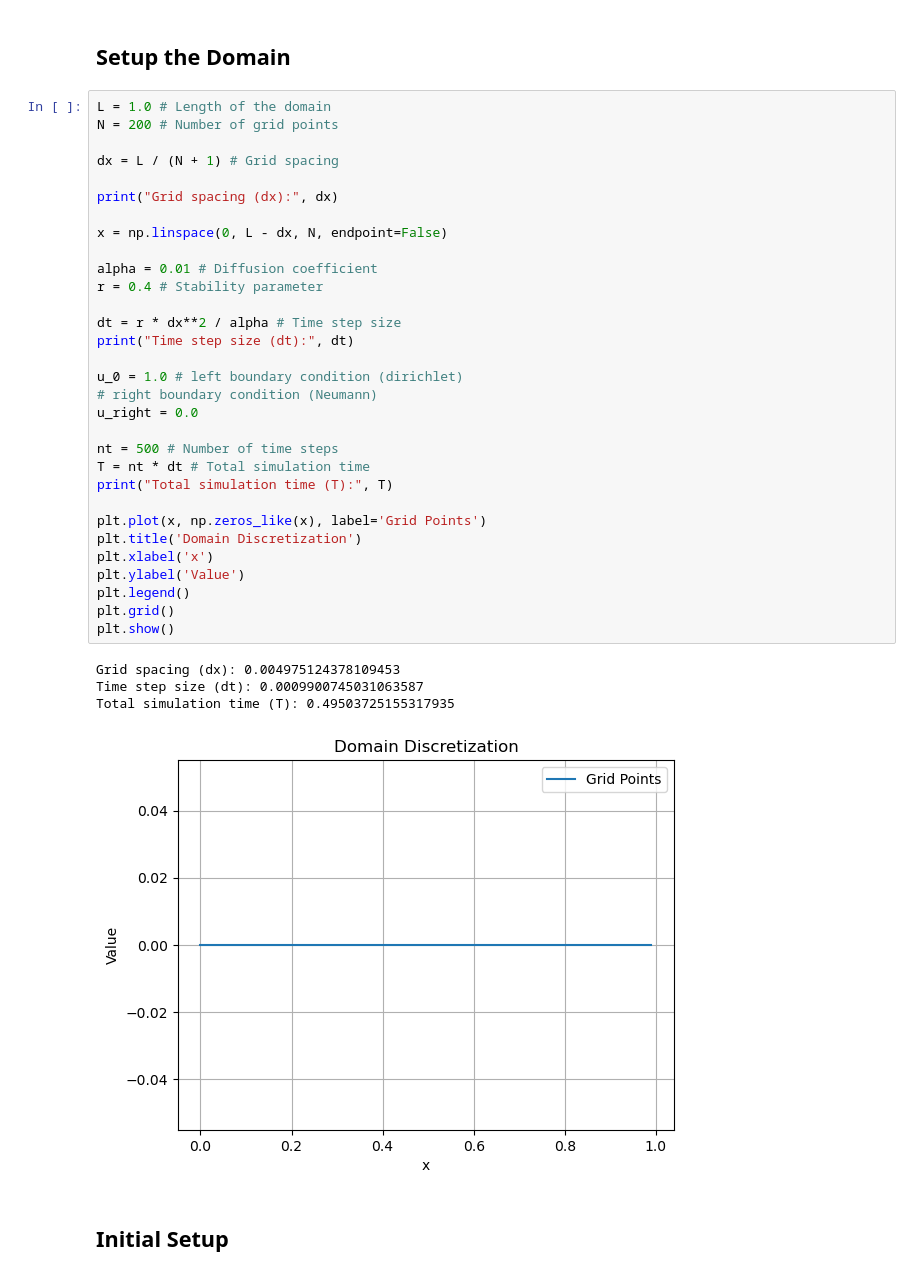
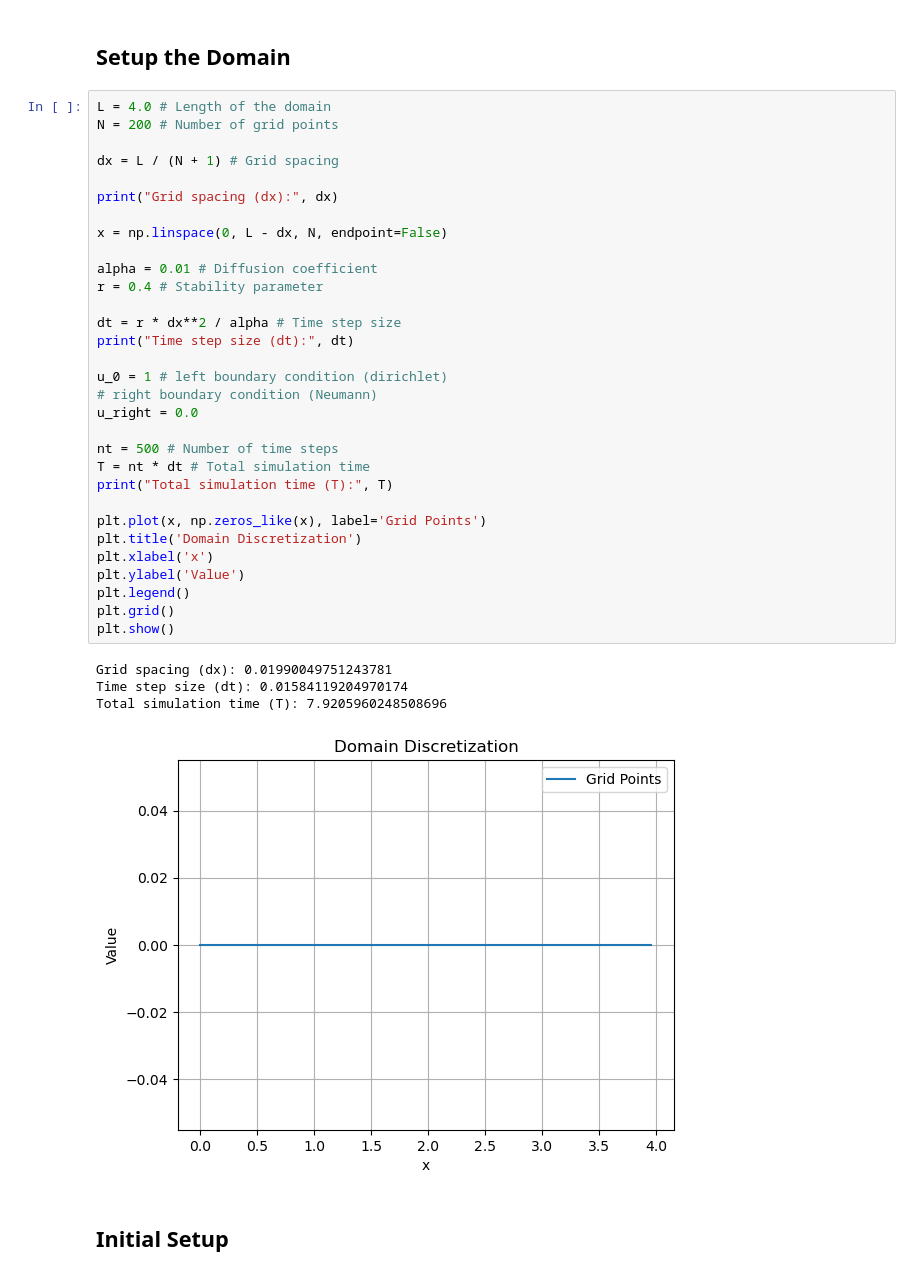
Before and after one commit to harishragul/cfd, a Jupyter notebook: exercise/1d_diffusion_with_ghost_cells.ipynb, the cells around one changed output. Drawn from its saved outputs; the diff is of its cells as text.

```diff
--- a/exercise/1d_diffusion_with_ghost_cells.ipynb
+++ b/exercise/1d_diffusion_with_ghost_cells.ipynb
@@ -8,41 +8,41 @@ import matplotlib.pyplot as plt
 # %% [markdown]
 ## Setup the Domain
 # %%
-L = 1.0 # Length of the domain
+L = 4.0 # Length of the domain
 N = 200 # Number of grid points
 
 dx = L / (N + 1) # Grid spacing
 
 print("Grid spacing (dx):", dx)
 
 x = np.linspace(0, L - dx, N, endpoint=False)
 
 alpha = 0.01 # Diffusion coefficient
 r = 0.4 # Stability parameter
 
 dt = r * dx**2 / alpha # Time step size
 print("Time step size (dt):", dt)
 
-u_0 = 1.0 # left boundary condition (dirichlet)
+u_0 = 1 # left boundary condition (dirichlet)
 # right boundary condition (Neumann)
 u_right = 0.0
 
 nt = 500 # Number of time steps
 T = nt * dt # Total simulation time
 print("Total simulation time (T):", T)
 
 plt.plot(x, np.zeros_like(x), label='Grid Points')
 plt.title('Domain Discretization')
 plt.xlabel('x')
 plt.ylabel('Value')
 plt.legend()
 plt.grid()
 plt.show()
 # %% [output]
-Grid spacing (dx): 0.004975124378109453
-Time step size (dt): 0.0009900745031063587
-Total simulation time (T): 0.49503725155317935
+Grid spacing (dx): 0.01990049751243781
+Time step size (dt): 0.01584119204970174
+Total simulation time (T): 7.9205960248508696
-[figure, old version]
+[figure, new version]
 # %% [markdown]
 ## Initial Setup
 # %%
```
Also changed, not shown: parts of 3 cells of this notebook.
